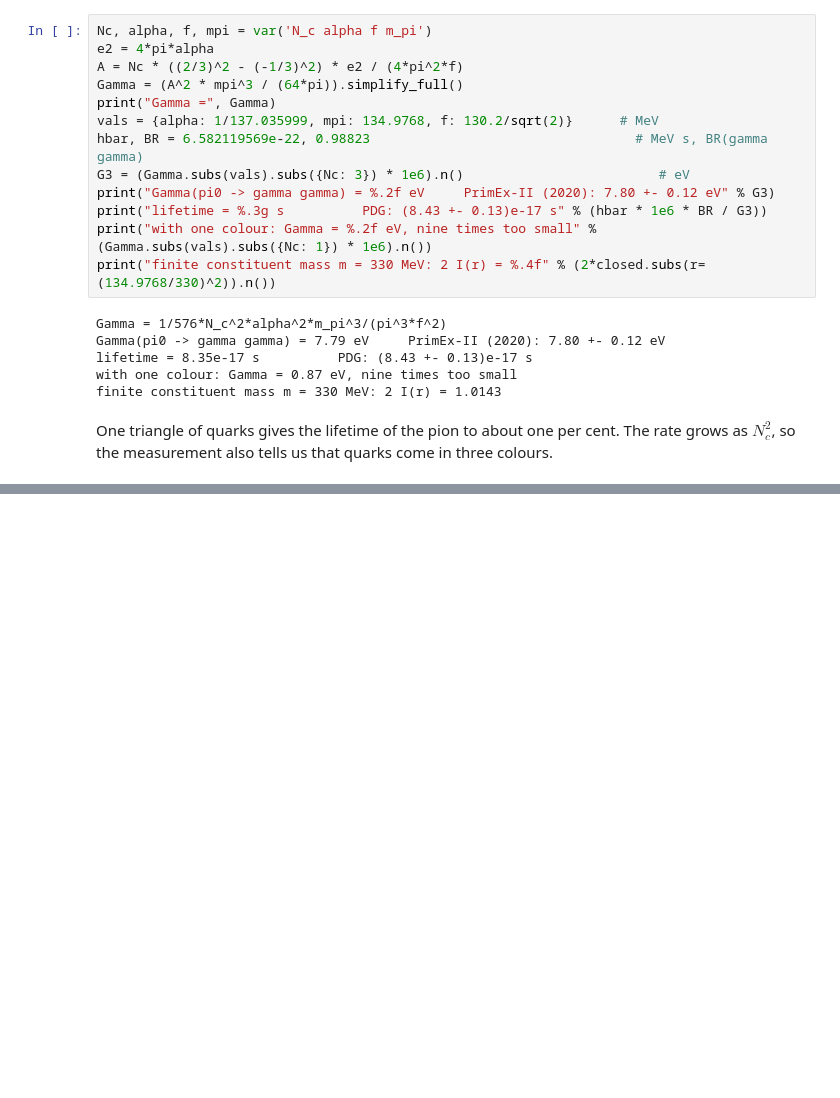
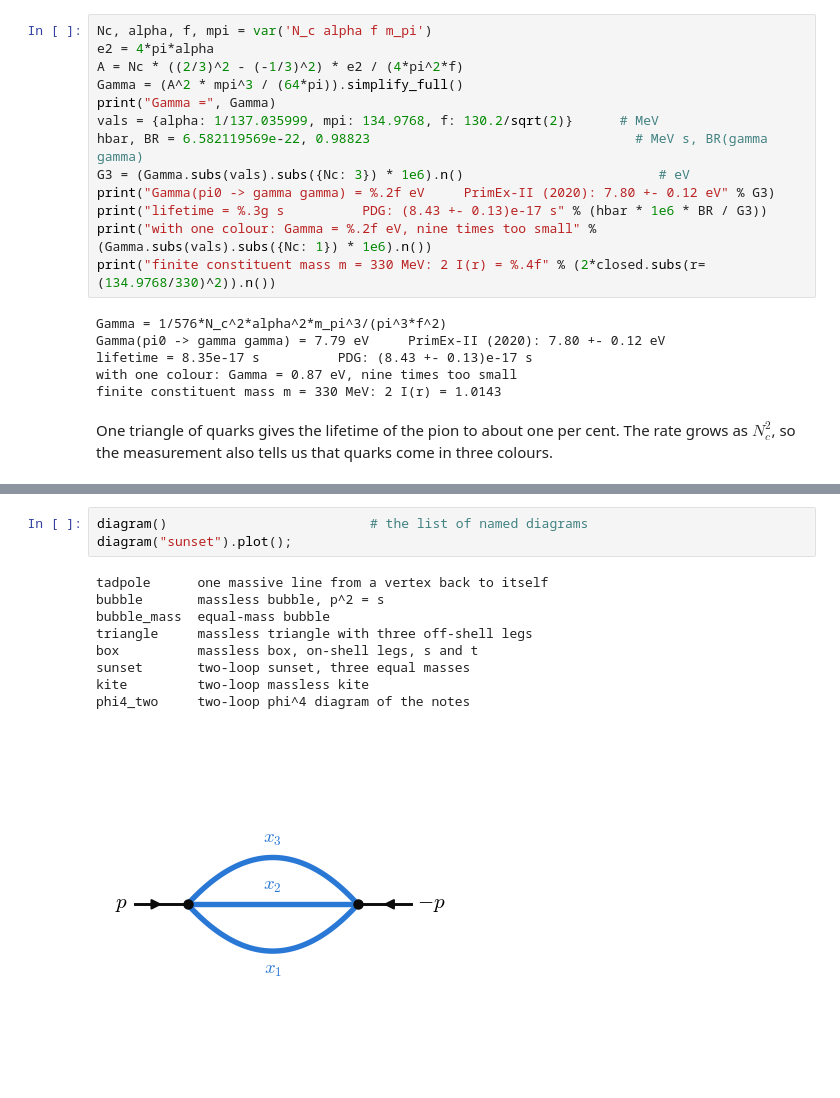
Before and after one commit to aburousan/feynsage, a Jupyter notebook: examples/feynsage_walkthrough.ipynb, the cells around one changed output, grey strips where cells are left out. Cells and saved outputs as stored; diff of their text form; blank space fills up the shorter version.

```diff
--- a/examples/feynsage_walkthrough.ipynb
+++ b/examples/feynsage_walkthrough.ipynb
@@ -398,0 +519,13 @@ measurement also tells us that quarks come in three colours.
+# %%
+diagram()                          # the list of named diagrams
+diagram("sunset").plot();
+# %% [output]
+tadpole      one massive line from a vertex back to itself
+bubble       massless bubble, p^2 = s
+bubble_mass  equal-mass bubble
+triangle     massless triangle with three off-shell legs
+box          massless box, on-shell legs, s and t
+sunset       two-loop sunset, three equal masses
+kite         two-loop massless kite
+phi4_two     two-loop phi^4 diagram of the notes
+[figure, added]
```
Also changed, not shown: parts of 16 cells of this notebook, 18 other files.
